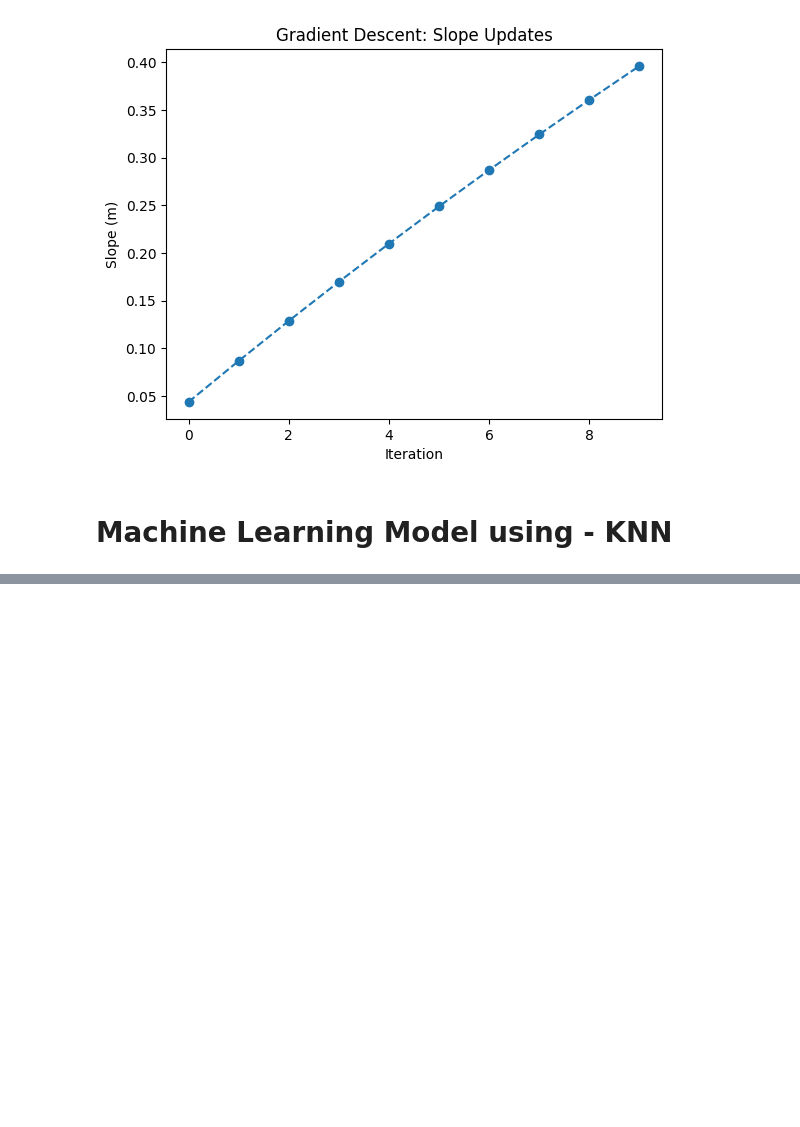
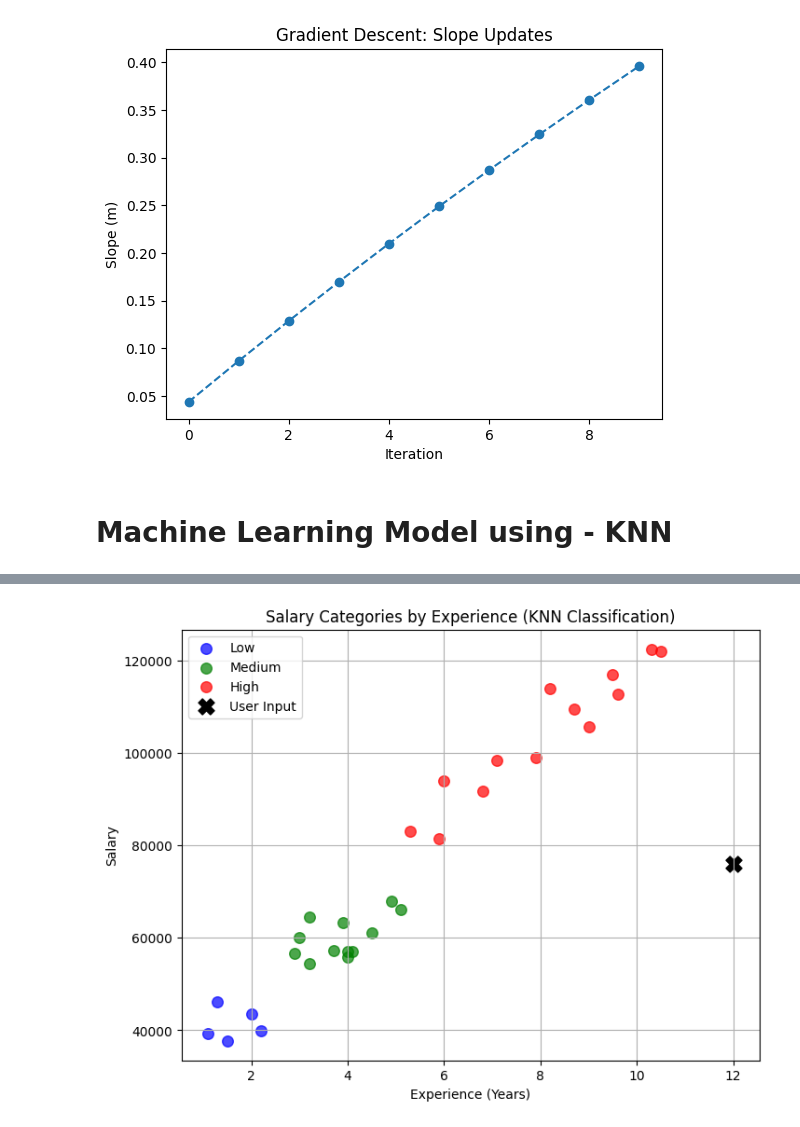
Before and after one commit to Diya0077/AI_LAB, a Jupyter notebook: Day 8/Day8.ipynb, the cells around one changed output, grey strips where cells are left out. Drawn from its saved outputs; the diff is of its cells as text; code cells hidden in the pictures; blank space fills up the shorter version.

```diff
--- a/Day 8/Day8.ipynb
+++ b/Day 8/Day8.ipynb
@@ -32,0 +120,69 @@ plt.show()
+# %%
+import pandas as pd
+import numpy as np
+import matplotlib.pyplot as plt
+from sklearn.model_selection import train_test_split
+from sklearn.preprocessing import StandardScaler
+from sklearn.neighbors import KNeighborsClassifier
+from sklearn.metrics import accuracy_score, classification_report
+
+data = pd.read_csv('salary_data.csv')
+
+def categorize_salary(s):
+    if s < 50000:
+        return 'Low'
+    elif s <= 80000:
+        return 'Medium'
+    else:
+        return 'High'
+
+data['SalaryCategory'] = data['Salary'].apply(categorize_salary)
+
+X = data[['Experience']]
+y = data['SalaryCategory']
+
+X_train, X_test, y_train, y_test = train_test_split(
+    X, y, test_size=0.2, random_state=42
+)
+
+scaler = StandardScaler()
+X_train_scaled = pd.DataFrame(scaler.fit_transform(X_train), columns=X_train.columns)
+X_test_scaled = pd.DataFrame(scaler.transform(X_test), columns=X_test.columns)
+
+k = 3
+knn = KNeighborsClassifier(n_neighbors=k)
+knn.fit(X_train_scaled, y_train)
+
+y_pred = knn.predict(X_test_scaled)
+print(f"Accuracy: {accuracy_score(y_test, y_pred):.2f}")
+print("Classification Report:")
+print(classification_report(y_test, y_pred, zero_division=0))
+
+experience = float(input("\nEnter years of experience for salary category prediction: "))
+
+user_df = pd.DataFrame([[experience]], columns=['Experience'])
+user_scaled = pd.DataFrame(scaler.transform(user_df), columns=['Experience'])
+
+predicted_category = knn.predict(user_scaled)[0]
+print(f"Predicted Salary Category: {predicted_category}")
+
+plt.figure(figsize=(8, 6))
+
+categories = ['Low', 'Medium', 'High']
+colors = {'Low': 'blue', 'Medium': 'green', 'High': 'red'}
+
+for cat in categories:
+    subset = data[data['SalaryCategory'] == cat]
+    plt.scatter(subset['Experience'], subset['Salary'],
+                c=colors[cat], label=cat, s=70, alpha=0.7)
+
+plt.scatter(experience, np.mean(data['Salary']),
+            c='black', s=150, marker='X', label='User Input')
+
+plt.title("Salary Categories by Experience (KNN Classification)")
+plt.xlabel("Experience (Years)")
+plt.ylabel("Salary")
+plt.legend()
+plt.grid(True)
+plt.show()
+# %% [output]
@@ -32,0 +203 @@ plt.show()
+[figure, added]
```
Also changed, not shown: parts of 2 cells of this notebook, 1 other file.
